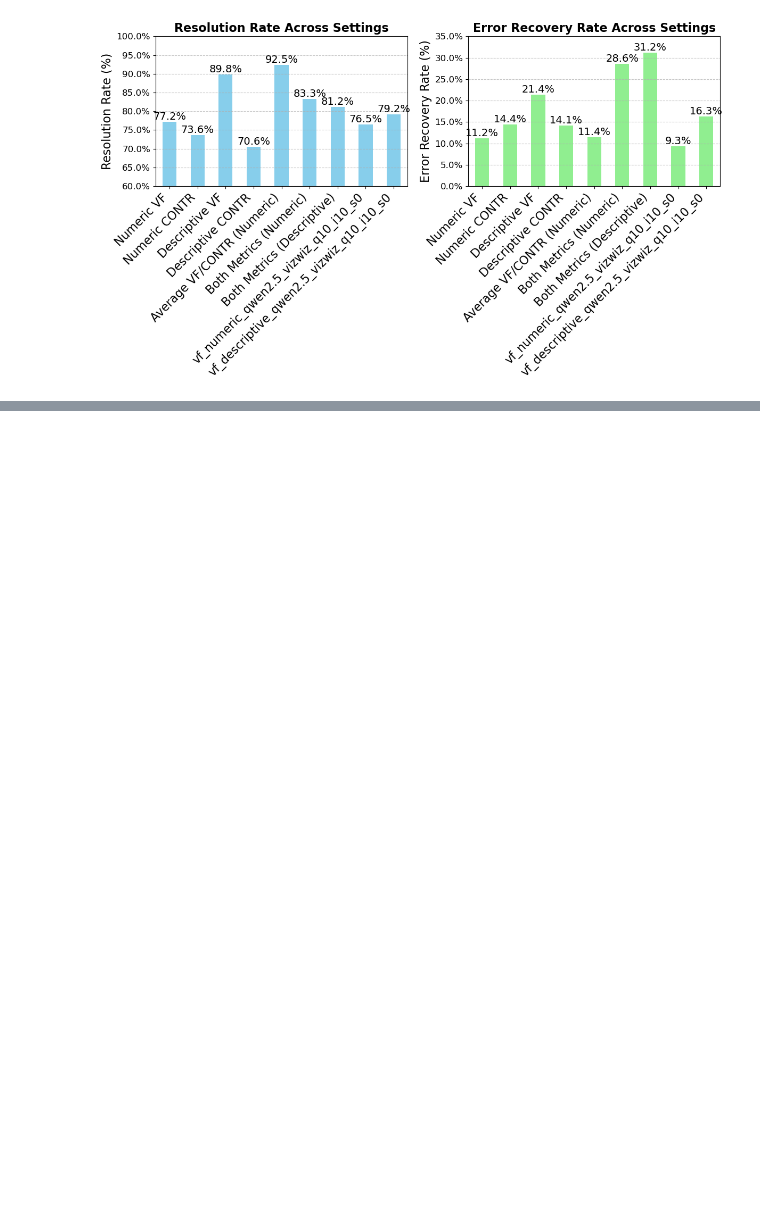
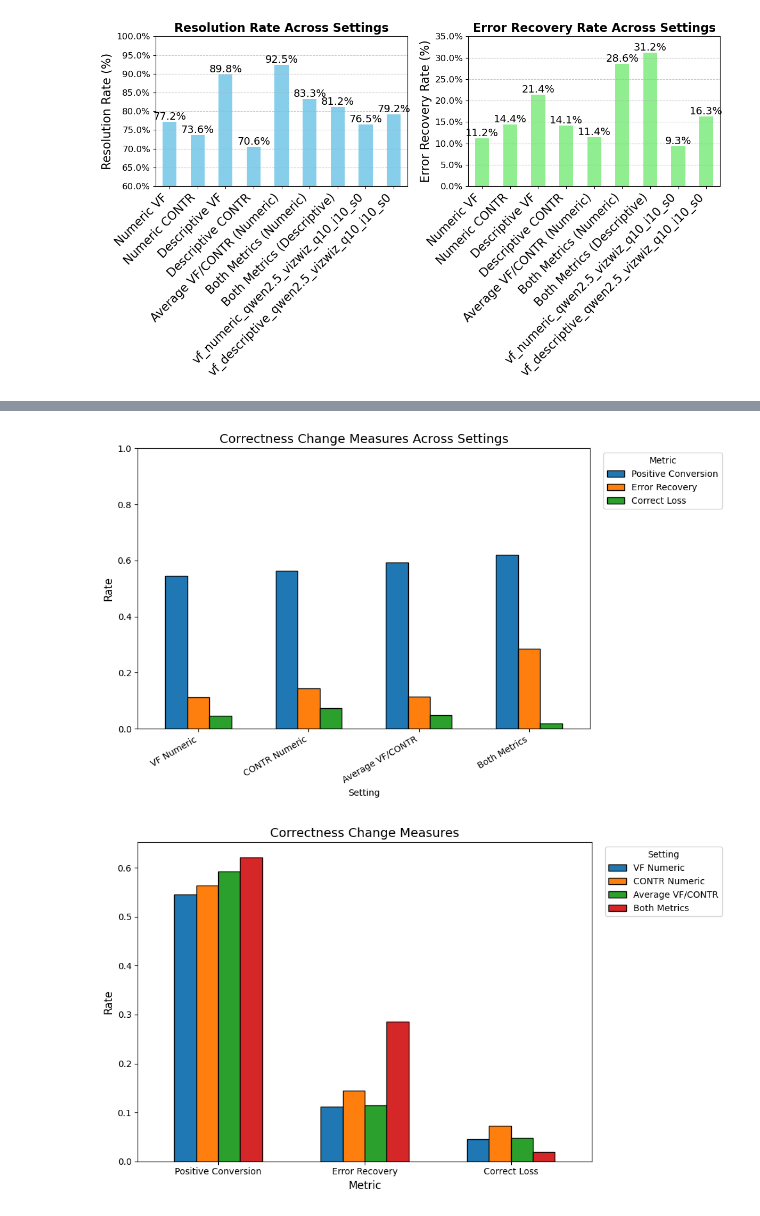
Before and after one commit to Keyu-He/vlm-rationale-study, a Jupyter notebook: src_analysis/UserStudyAnalysis.ipynb, the cells around one changed output, grey strips where cells are left out. Cells and saved outputs as stored; diff of their text form; code cells hidden in the pictures; blank space fills up the shorter version.

```diff
--- a/src_analysis/UserStudyAnalysis.ipynb
+++ b/src_analysis/UserStudyAnalysis.ipynb
@@ -606,0 +1135,65 @@ df_map['vf_numeric_llava1.5_with_image_q20_i10_s0']
+# %%
+# 2) Compute M2–M4 using utility, for each applied setting
+all_scores = []
+for setting in applied_settings:
+    df = df_map[setting]
+
+    # M2: Positive conversion rate
+    #    P(u3 = +1 | u2 = 0, u3 != 0)
+    mask2 = (df['utility_2'] == 0) & (df['utility_3'] != 0)
+    m2 = (df.loc[mask2, 'utility_3'] == 1).sum() / mask2.sum()
+
+    # M3: Error recovery rate
+    #    P(u3 >= 0 | u2 < 0)
+    mask3 = df['utility_2'] < 0
+    m3 = (df.loc[mask3, 'utility_3'] >= 0).sum() / mask3.sum()
+
+    # M4: Correct loss rate
+    #    P(u3 <= 0 | u2 > 0)
+    mask4 = df['utility_2'] > 0
+    m4 = (df.loc[mask4, 'utility_3'] <= 0).sum() / mask4.sum()
+
+    all_scores.append({
+        'Setting': applied_setting_names[setting],
+        'Positive Conversion': m2,
+        'Error Recovery': m3,
+        'Correct Loss': m4
+    })
+
+# 3) Build DataFrame and plot grouped bar chart
+df_scores = pd.DataFrame(all_scores).set_index('Setting')
+
+ax = df_scores.plot(
+    kind='bar',
+    figsize=(10, 6),
+    width=0.6,
+    edgecolor='k'
+)
+ax.set_ylabel('Rate', fontsize=12)
+ax.set_ylim(0, 1)
+ax.set_title('Correctness Change Measures Across Settings', fontsize=14)
+ax.set_xticklabels(ax.get_xticklabels(), rotation=30, ha='right')
+ax.legend(title='Metric', bbox_to_anchor=(1.02, 1), loc='upper left')
+plt.tight_layout()
+plt.show()
+
+# 4) Group by metric on the x‑axis instead of by setting
+#    i.e. transpose so rows become metrics and columns become settings
+df_scores_T = df_scores.transpose()
+
+ax = df_scores_T.plot(
+    kind='bar',
+    figsize=(10, 6),
+    width=0.6,
+    edgecolor='k'
+)
+ax.set_xlabel('Metric', fontsize=12)
+ax.set_ylabel('Rate', fontsize=12)
+ax.set_title('Correctness Change Measures', fontsize=14)
+ax.set_xticklabels(ax.get_xticklabels(), rotation=0)
+ax.legend(title='Setting', bbox_to_anchor=(1.02, 1), loc='upper left')
+plt.tight_layout()
+plt.show()
+# %% [output]
+[figure, added]
+[figure, added]
```
Also changed, not shown: parts of 14 cells of this notebook, 5 other files.
